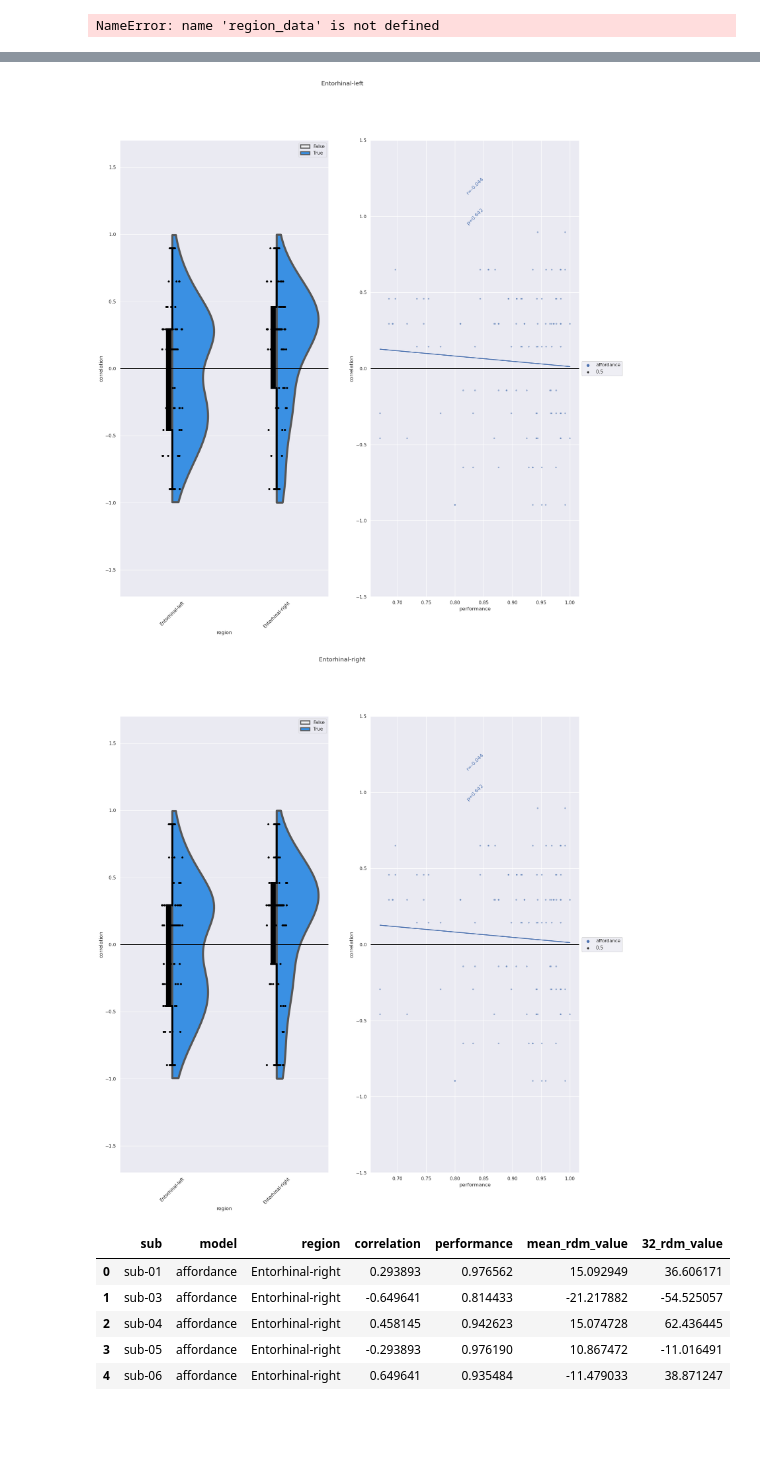
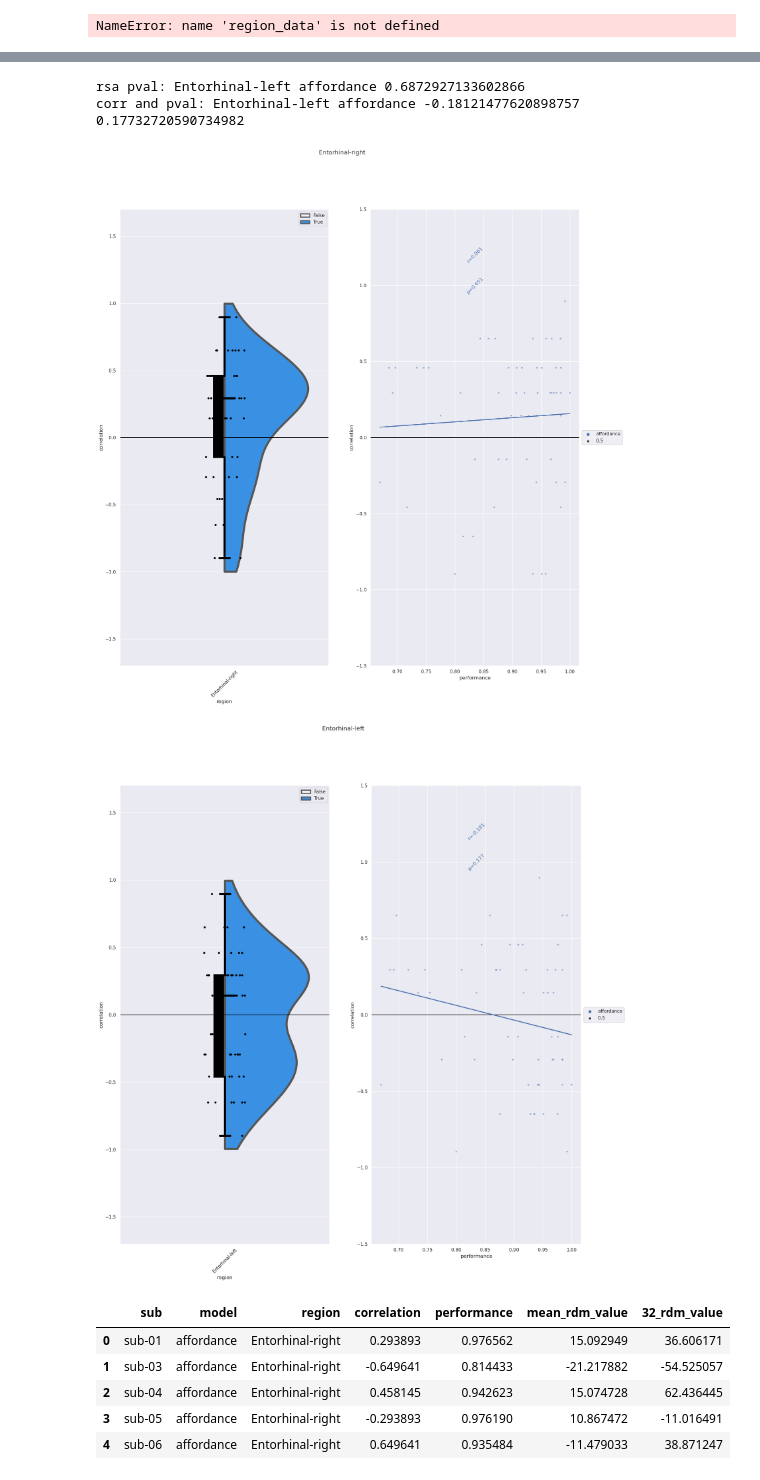
Before and after one commit to BottiniLab/action-hippo, a Jupyter notebook: fmri_analysis/8_rdm_inference_comparison.ipynb, the cells around one changed output, grey strips where cells are left out. Cells and saved outputs as stored; diff of their text form; code cells hidden in the pictures; blank space fills up the shorter version.

Commit message:
update scripts for fmri and eye data

```diff
--- a/fmri_analysis/8_rdm_inference_comparison.ipynb
+++ b/fmri_analysis/8_rdm_inference_comparison.ipynb
@@ -25,6 +25,7 @@ regions = ['7A-bilateral']
 regions = ['Entorhinal-right', 'pACC-bilateral', 'Hippocampus-bilateral', 'OFC-bilateral', '7A-bilateral']
 regions = ['Entorhinal-left', 'Entorhinal-right']
 models = ['affordance']
+regions = ['Entorhinal-left']
 # %%
 import sys
 sys.path.append('/data/u_eperon_software/python/debian-bullseye-amd64/lib/python3.9/site-packages') # in case the environment did not load properly
@@ -496,8 +497,8 @@ sns.set(style='darkgrid')
 
 for region_ in regions:
 
-    #region_data = df[df['region'] == region_]
-    region_data = df
+    region_data = df[df['region'] == region_]
+    #region_data = df
     # exclude -inf and inf values for plotting
     #region_data_plot = region_data[~region_data.isin([np.inf, -np.inf]).any(1)]
 
@@ -539,6 +540,7 @@ for region_ in regions:
     for i in range(len(models)):
         p = ttest_1samp(region_data[region_data['model'] == models[i]]['correlation'], 0, alternative='greater')[1]
         ax[0].annotate(f"p={p:.3f}", xy=(i, 2.5), ha='center', va='center')
+        print('rsa pval:', region_, models[i], p)
 
     # rortate x labels
     for tick in ax[0].get_xticklabels():
@@ -561,6 +563,7 @@ for region_ in regions:
         sns.regplot(x='performance', y='correlation', data=region_data_plot[region_data_plot['model'] == model_], ax=ax[1], scatter=False, color=sns.color_palette()[models.index(model_)], ci=0)
         # calculate correlation and p val using pearson
         corr, p = spearmanr(region_data[region_data['model'] == model_]['performance'], region_data[region_data['model'] == model_]['correlation'])
+        print('corr and pval:', region_, model_, corr, p)
         # add text to plot in legends at top, shifted for each model
         # x coord is a quarter of the way along the x axis
         # get max and min of x axis
@@ -582,8 +585,8 @@ for region_ in regions:
 
 
     plt.suptitle(region_)
-    plt.show()
+    #plt.show()
 
     # save
-    fig.savefig(f'/data/pt_02747/action_hippo/figures/rdm_correlations_{region_}_subs-{len(subs)}{append_str}.png', dpi=300, bbox_inches='tight')
+    #fig.savefig(f'/data/pt_02747/action_hippo/figures/rdm_correlations_{region_}_subs-{len(subs)}{append_str}.png', dpi=300, bbox_inches='tight')
 # %% [output]
@@ -590,5 +595,7 @@ for region_ in regions:
+rsa pval: Entorhinal-left affordance 0.6872927133602866
+corr and pval: Entorhinal-left affordance -0.18121477620898757 0.17732720590734982
-[figure, old version]
+[figure, new version]
-[figure, old version]
+[figure, new version]
 # %%
 df.head()
 # %% [output]
```
Also changed, not shown: parts of 6 cells of this notebook, 6 other files.
